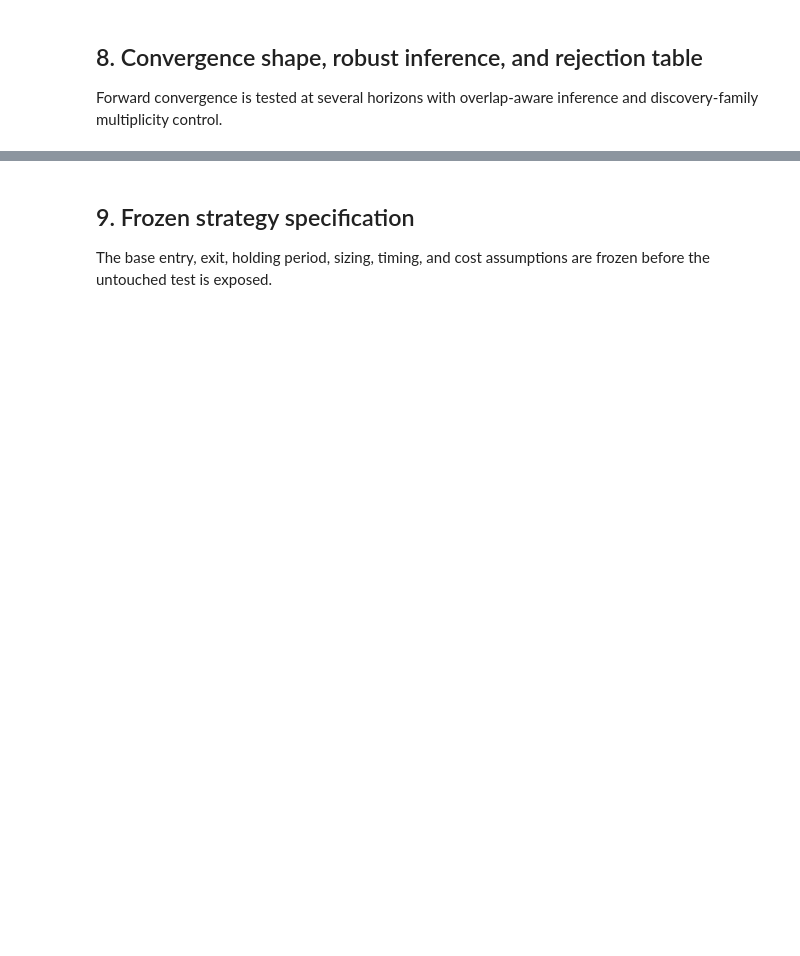
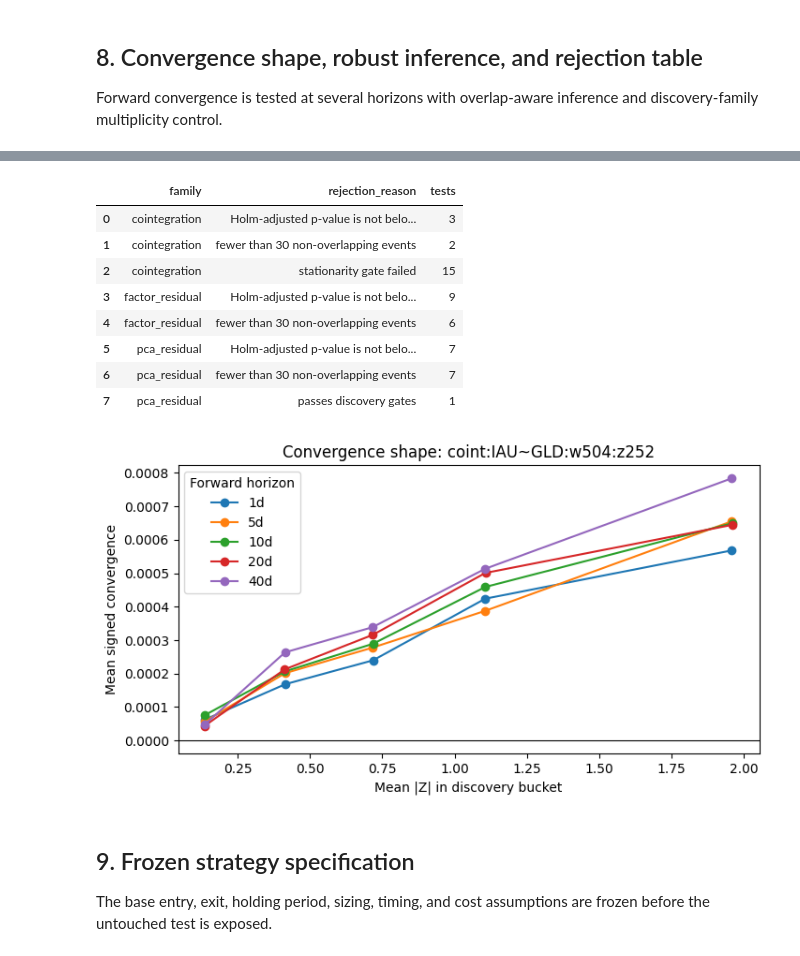
Before and after one commit to piper-of-dawn/ats, a Jupyter notebook: notebooks/gold.ipynb, the cells around one changed output, grey strips where cells are left out. Drawn from its saved outputs; the diff is of its cells as text; code cells hidden in the pictures; blank space fills up the shorter version.

Commit message:
research: evaluate gold relative value strategies

```diff
--- a/notebooks/gold.ipynb
+++ b/notebooks/gold.ipynb
@@ -134,7 +134,11 @@ def fetch_price_panel(
                     "missing": 0,
                 }
             )
-    panel = pd.concat(series.values(), axis=1).sort_index() if series else pd.DataFrame()
+    panel = (
+        pd.concat(series.values(), axis=1, sort=True).sort_index()
+        if series
+        else pd.DataFrame()
+    )
     return panel, pd.DataFrame(audit_rows).set_index("symbol")
 
 
@@ -327,6 +331,7 @@ def make_factor_candidate(
             "stable_weights": bool(np.isfinite(variation) and variation < 0.75),
             "weight_variation": variation,
             "coefficients": coefficients,
+            "residual_return": residual,
             "definition": (
                 f"{accumulation_window}-day sum of lagged-OLS {target} residuals "
                 f"against {', '.join(factors)}"
@@ -410,6 +415,7 @@ def make_pca_candidates(
                     "stable_weights": True,
                     "explained_variance": explained,
                     "component_count": component_count,
+                    "residual_return": residuals[asset],
                     "definition": (
                         f"{accumulation_window}-day rolling-PCA reconstruction residual "
                         f"for {asset} in {', '.join(assets)}"
@@ -420,0 +431,8 @@ def make_pca_candidates(
+# %%
+from IPython.display import Markdown, display
+
+ALL_TICKERS = tuple(dict.fromkeys((*TRADABLE_TICKERS, *FACTOR_TICKERS)))
+prices, data_audit = fetch_price_panel(ALL_TICKERS)
+display(data_audit)
+print(f"Data cutoff: {prices.index.max().date() if not prices.empty else 'no data'}")
+print(f"Fetched {prices.shape[1]} of {len(ALL_TICKERS)} requested instruments.")
@@ -1052,3 +1250,36 @@ Only economically constrained cointegration, factor-residual, and rolling-PCA ca
 ## 8. Convergence shape, robust inference, and rejection table
 
 Forward convergence is tested at several horizons with overlap-aware inference and discovery-family multiplicity control.
+# %%
+if not discovery_summary.empty:
+    display(
+        discovery_summary.sort_values(
+            ["passes", "adjusted_pvalue", "mean_convergence"],
+            ascending=[False, True, False],
+        ).reset_index(drop=True)
+    )
+    rejection_table = (
+        discovery_summary.groupby(["family", "rejection_reason"])
+        .size()
+        .rename("tests")
+        .reset_index()
+    )
+    display(rejection_table)
+    best_name_for_shape = str(
+        discovery_summary.sort_values("adjusted_pvalue").iloc[0]["candidate"]
+    )
+    shape = convergence_buckets.loc[
+        convergence_buckets["candidate"] == best_name_for_shape
+    ]
+    if not shape.empty:
+        fig, ax = plt.subplots(figsize=(8, 4))
+        for horizon, group in shape.groupby("horizon"):
+            ax.plot(group["mean_abs_z"], group["mean_convergence"], marker="o", label=f"{horizon}d")
+        ax.axhline(0.0, color="black", linewidth=0.8)
+        ax.set(title=f"Convergence shape: {best_name_for_shape}", xlabel="Mean |Z| in discovery bucket", ylabel="Mean signed convergence")
+        ax.legend(title="Forward horizon")
+        plt.show()
+else:
+    rejection_table = pd.DataFrame()
+    print("No candidate produced enough discovery evidence.")
+# %% [output]
@@ -1055,3 +1303,13 @@ Forward convergence is tested at several horizons with overlap-aware inference a
+|  | family | rejection_reason | tests |
+| 0 | cointegration | Holm-adjusted p-value is not belo... | 3 |
+| 1 | cointegration | fewer than 30 non-overlapping events | 2 |
+| 2 | cointegration | stationarity gate failed | 15 |
+| 3 | factor_residual | Holm-adjusted p-value is not belo... | 9 |
+| 4 | factor_residual | fewer than 30 non-overlapping events | 6 |
+| 5 | pca_residual | Holm-adjusted p-value is not belo... | 7 |
+| 6 | pca_residual | fewer than 30 non-overlapping events | 7 |
+| 7 | pca_residual | passes discovery gates | 1 |
+[figure, added]
 # %% [markdown]
 ## 9. Frozen strategy specification
 
```
Also changed, not shown: parts of 17 cells of this notebook, 1 other file.
